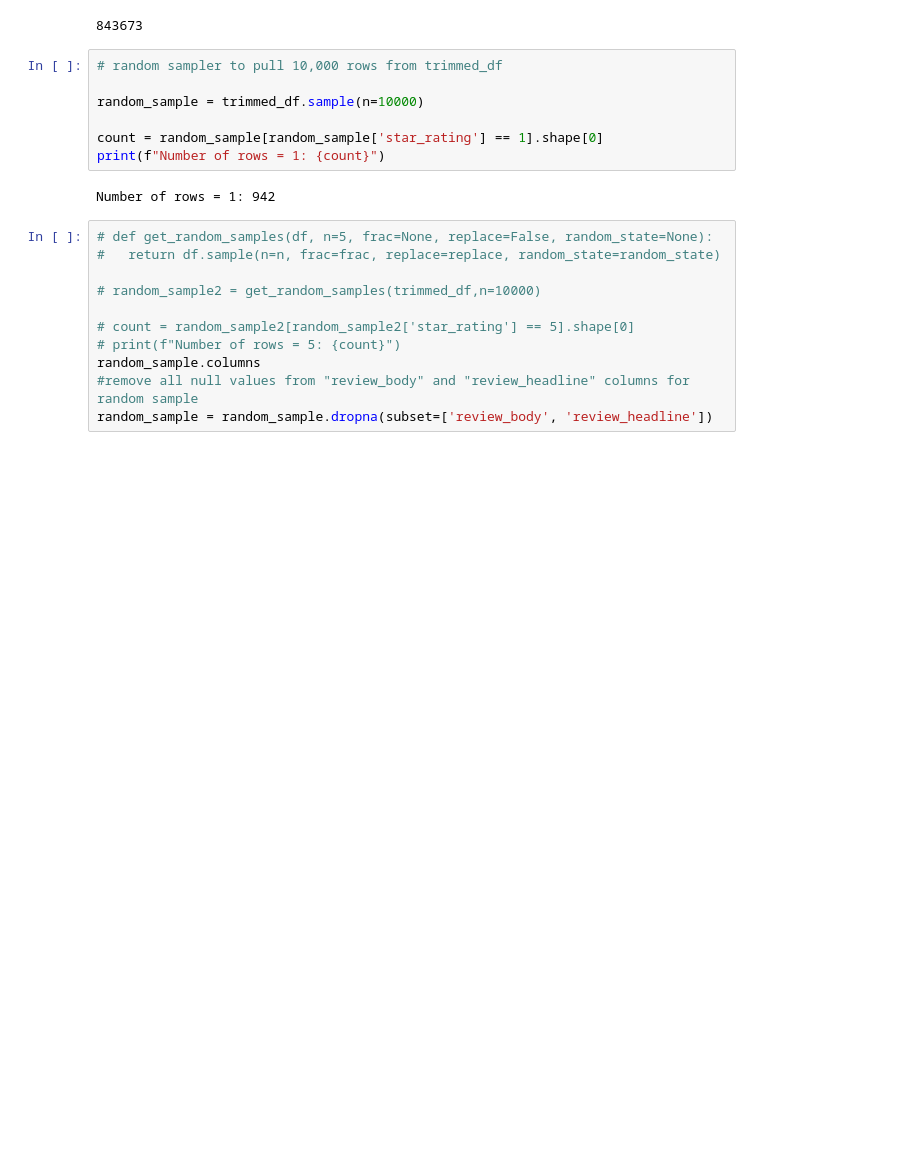
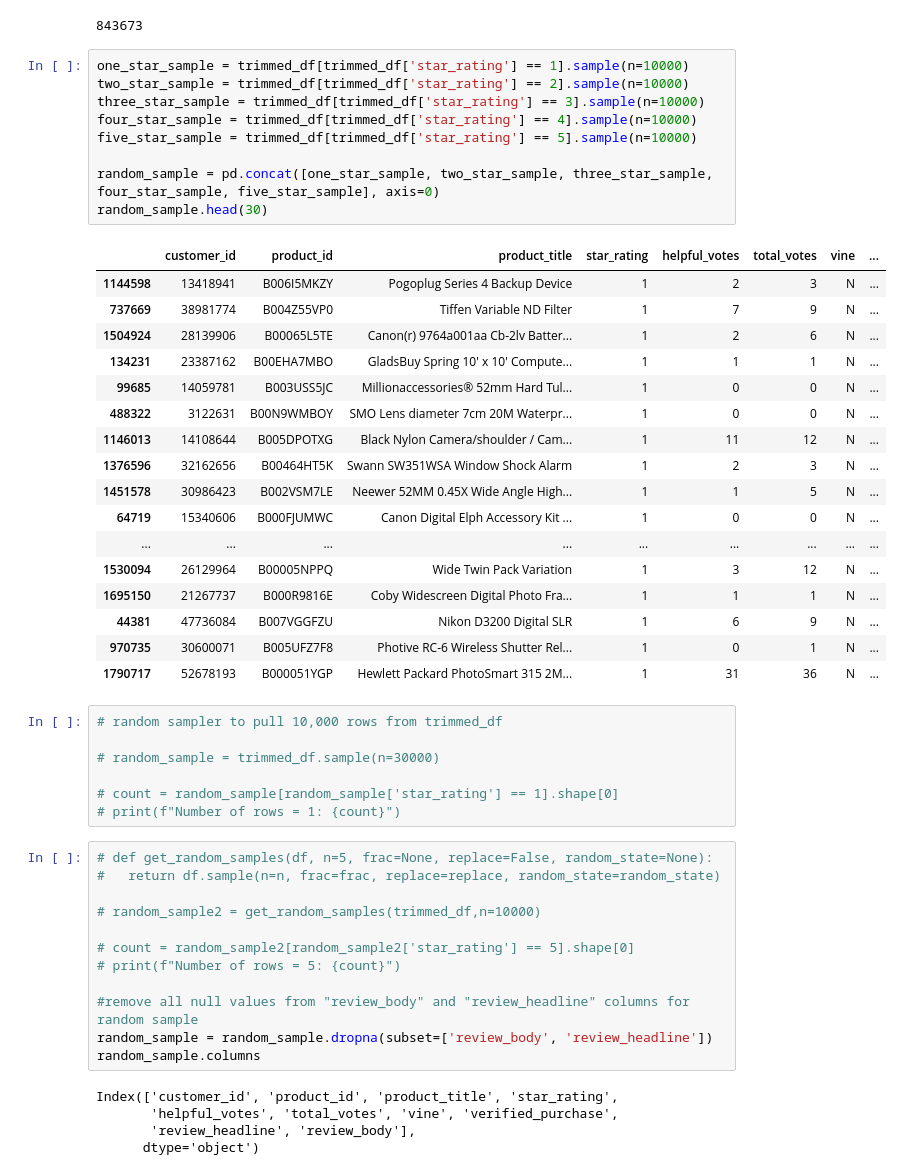
Before and after one commit to ezwang8/AI_BOOTCAMP_Group_Project_3_Amazon, a Jupyter notebook: Final_Project_Lines.ipynb, the cells around one changed output. Cells and saved outputs as stored; diff of their text form; blank space fills up the shorter version.

```diff
--- a/Final_Project_Lines.ipynb
+++ b/Final_Project_Lines.ipynb
@@ -93,15 +93,40 @@ count = (trimmed_df['total_votes'] > 0).sum()
 print(count)
 # %% [output]
 843673
+# %%
+one_star_sample = trimmed_df[trimmed_df['star_rating'] == 1].sample(n=10000)
+two_star_sample = trimmed_df[trimmed_df['star_rating'] == 2].sample(n=10000)
+three_star_sample = trimmed_df[trimmed_df['star_rating'] == 3].sample(n=10000)
+four_star_sample = trimmed_df[trimmed_df['star_rating'] == 4].sample(n=10000)
+five_star_sample = trimmed_df[trimmed_df['star_rating'] == 5].sample(n=10000)
+
+random_sample = pd.concat([one_star_sample, two_star_sample, three_star_sample, four_star_sample, five_star_sample], axis=0)
+random_sample.head(30)
+# %% [output]
+|  | customer_id | product_id | product_title | star_rating | helpful_votes | total_votes | vine | ... |
+| 1144598 | 13418941 | B006I5MKZY | Pogoplug Series 4 Backup Device | 1 | 2 | 3 | N | ... |
+| 737669 | 38981774 | B004Z55VP0 | Tiffen Variable ND Filter | 1 | 7 | 9 | N | ... |
+| 1504924 | 28139906 | B00065L5TE | Canon(r) 9764a001aa Cb-2lv Batter... | 1 | 2 | 6 | N | ... |
+| 134231 | 23387162 | B00EHA7MBO | GladsBuy Spring 10' x 10' Compute... | 1 | 1 | 1 | N | ... |
+| 99685 | 14059781 | B003USS5JC | Millionaccessories® 52mm Hard Tul... | 1 | 0 | 0 | N | ... |
+| 488322 | 3122631 | B00N9WMBOY | SMO Lens diameter 7cm 20M Waterpr... | 1 | 0 | 0 | N | ... |
+| 1146013 | 14108644 | B005DPOTXG | Black Nylon Camera/shoulder / Cam... | 1 | 11 | 12 | N | ... |
+| 1376596 | 32162656 | B00464HT5K | Swann SW351WSA Window Shock Alarm | 1 | 2 | 3 | N | ... |
+| 1451578 | 30986423 | B002VSM7LE | Neewer 52MM 0.45X Wide Angle High... | 1 | 1 | 5 | N | ... |
+| 64719 | 15340606 | B000FJUMWC | Canon Digital Elph Accessory Kit ... | 1 | 0 | 0 | N | ... |
+| ... | ... | ... | ... | ... | ... | ... | ... | ... |
+| 1530094 | 26129964 | B00005NPPQ | Wide Twin Pack Variation | 1 | 3 | 12 | N | ... |
+| 1695150 | 21267737 | B000R9816E | Coby Widescreen Digital Photo Fra... | 1 | 1 | 1 | N | ... |
+| 44381 | 47736084 | B007VGGFZU | Nikon D3200 Digital SLR | 1 | 6 | 9 | N | ... |
+| 970735 | 30600071 | B005UFZ7F8 | Photive RC-6 Wireless Shutter Rel... | 1 | 0 | 1 | N | ... |
+| 1790717 | 52678193 | B000051YGP | Hewlett Packard PhotoSmart 315 2M... | 1 | 31 | 36 | N | ... |
 # %%
 # random sampler to pull 10,000 rows from trimmed_df
 
-random_sample = trimmed_df.sample(n=10000)
+# random_sample = trimmed_df.sample(n=30000)
 
-count = random_sample[random_sample['star_rating'] == 1].shape[0]
-print(f"Number of rows = 1: {count}")
+# count = random_sample[random_sample['star_rating'] == 1].shape[0]
+# print(f"Number of rows = 1: {count}")
-# %% [output]
-Number of rows = 1: 942
 # %%
 # def get_random_samples(df, n=5, frac=None, replace=False, random_state=None):
 #   return df.sample(n=n, frac=frac, replace=replace, random_state=random_state)
@@ -110,7 +135,13 @@ Number of rows = 1: 942
 
 # count = random_sample2[random_sample2['star_rating'] == 5].shape[0]
 # print(f"Number of rows = 5: {count}")
-random_sample.columns
+
 #remove all null values from "review_body" and "review_headline" columns for random sample
 random_sample = random_sample.dropna(subset=['review_body', 'review_headline'])
+random_sample.columns
+# %% [output]
+Index(['customer_id', 'product_id', 'product_title', 'star_rating',
+       'helpful_votes', 'total_votes', 'vine', 'verified_purchase',
+       'review_headline', 'review_body'],
+      dtype='object')
 # %%
```
Also changed, not shown: parts of 5 cells of this notebook.
